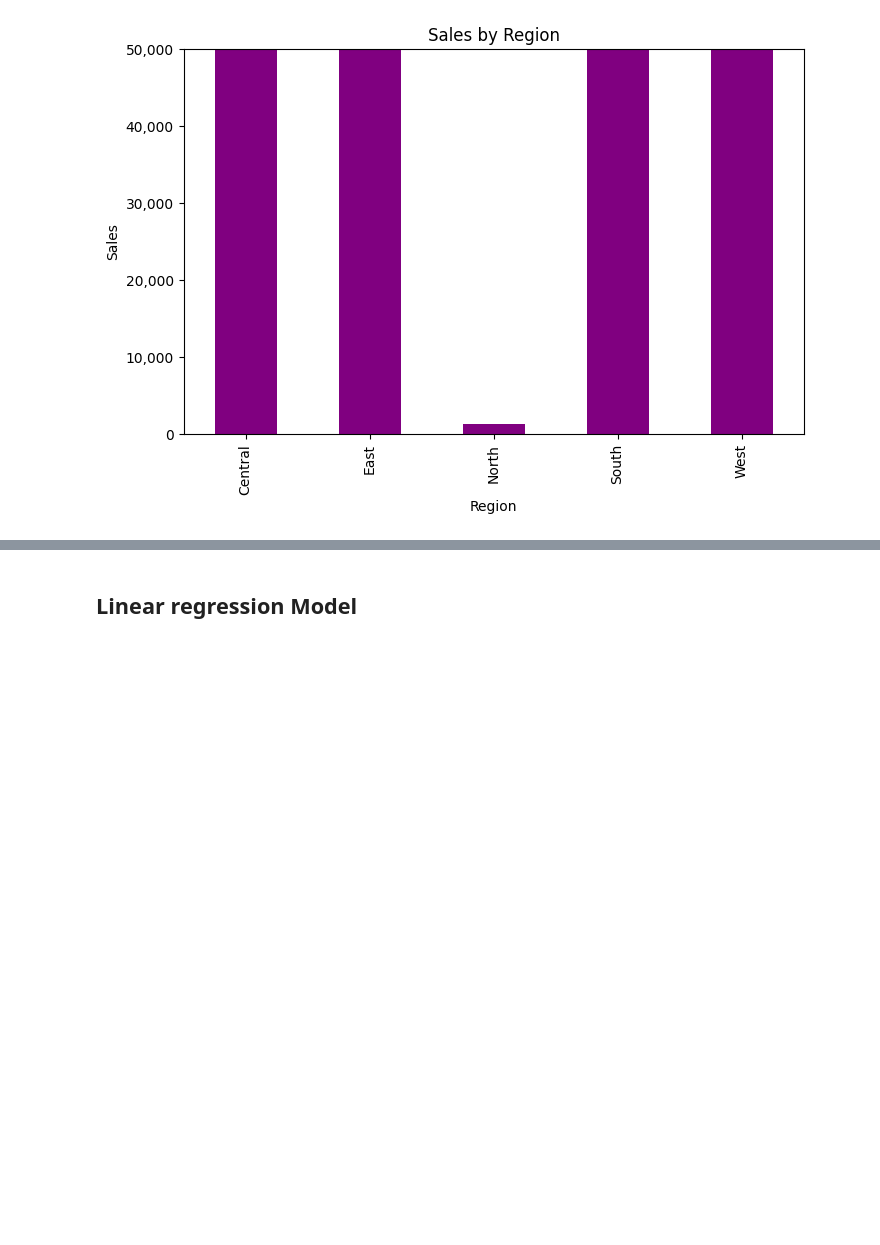
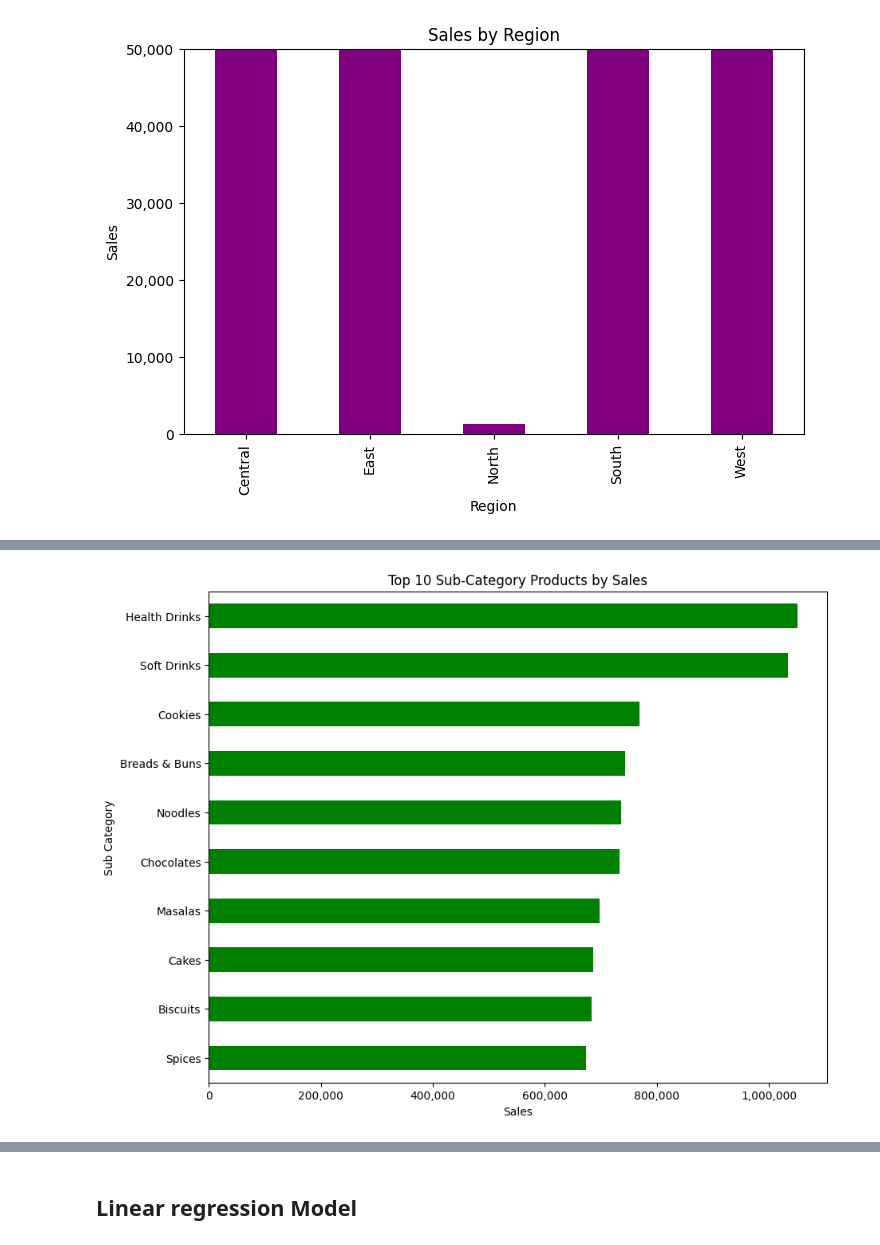
Before and after one commit to Feian-osa/Minor-Internship-project, a Jupyter notebook: newproject.ipynb, the cells around one changed output, grey strips where cells are left out. Saved outputs shown, nothing was run; the diff lists cells and outputs as text; code cells hidden in the pictures; blank space fills up the shorter version.

```diff
--- a/newproject.ipynb
+++ b/newproject.ipynb
@@ -301,0 +401,15 @@ plt.show()
+# %%
+import matplotlib.pyplot as plt
+
+# Sum sales by Sub Category and get top 10
+top10_subcats = data.groupby('Sub Category')['Sales'].sum().sort_values(ascending=False).head(10)
+
+# Plot horizontal bar
+top10_subcats.plot(kind='barh', figsize=(10,8), color='green', title='Top 10 Sub-Category Products by Sales')
+plt.ticklabel_format(style='plain', axis='x')
+plt.gca().xaxis.set_major_formatter(plt.FuncFormatter(lambda x, p: f'{int(x):,}'))
+plt.xlabel('Sales')
+plt.gca().invert_yaxis()  # highest sales on top
+plt.show()
+# %% [output]
+[figure, added]
```
Also changed, not shown: parts of 16 cells of this notebook, 3 other files.
